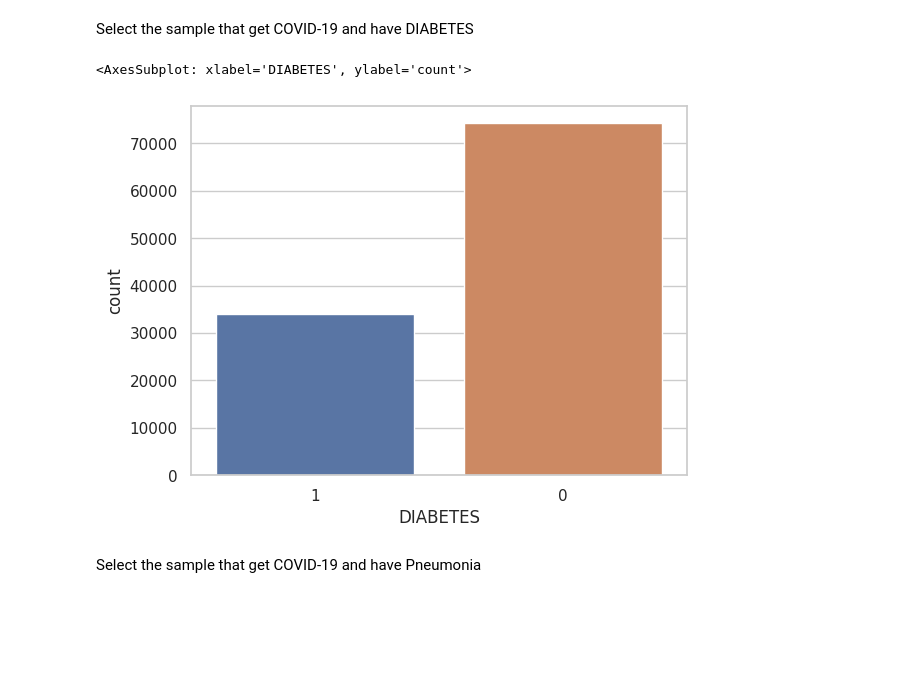
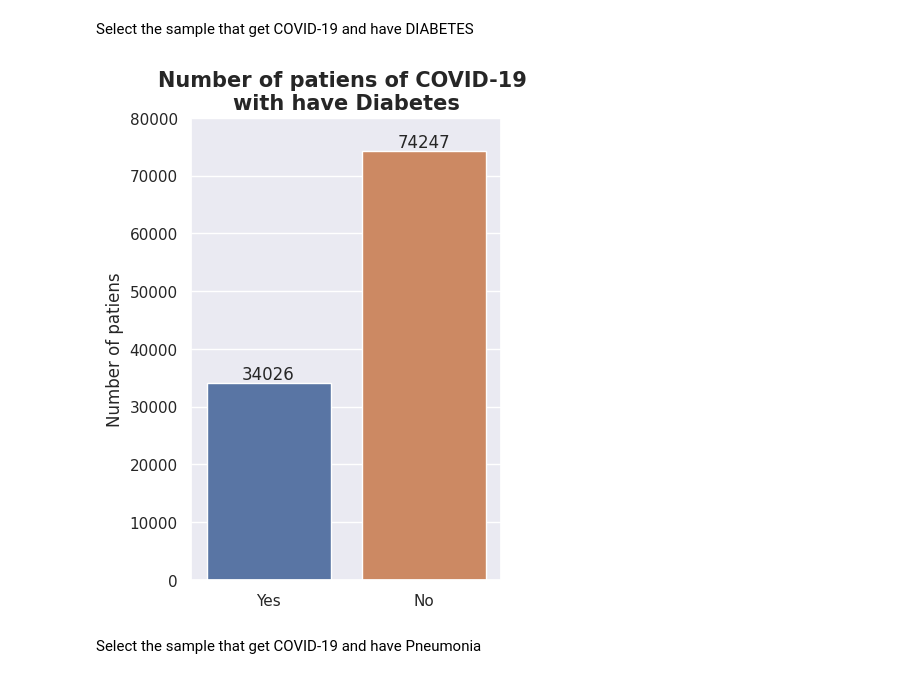
Before and after one commit to joshoandres13/COVID19, a Jupyter notebook: COVIDanalysis.ipynb, the cells around one changed output. Saved outputs shown, nothing was run; the diff lists cells and outputs as text; code cells hidden in the pictures; blank space fills up the shorter version.

```diff
--- a/COVIDanalysis.ipynb
+++ b/COVIDanalysis.ipynb
@@ -474,10 +488,24 @@ sns.boxplot(x=no_diabetes_age_covid)
 #### Question 4
 # %% [markdown]
 Select the sample that get COVID-19 and have DIABETES
-# %%
-sns.countplot(x=df["DIABETES"], order=[1,0])
-# %% [output]
-<AxesSubplot: xlabel='DIABETES', ylabel='count'>
-[figure, removed]
+# %%
+df.DIABETES = df.DIABETES.replace([1], str("Yes"))
+df.DIABETES = df.DIABETES.replace([0], str("No"))
+
+sns.set_theme(style="darkgrid")
+plt.figure(figsize = (4,6))
+
+
+ax = sns.countplot(x=df["DIABETES"],order=("Yes","No"))
+for bars in ax.containers:
+    ax.bar_label(bars)
+
+
+ax.set_ylim(0., 80000)
+plt.xlabel("")
+plt.ylabel("Number of patiens")
+plt.title("Number of patiens of COVID-19 \nwith have Diabetes", fontsize = 15,fontweight ='bold');
+# %% [output]
+[figure, added]
 # %% [markdown]
 Select the sample that get COVID-19 and have Pneumonia
```
Also changed, not shown: parts of 23 cells of this notebook.
